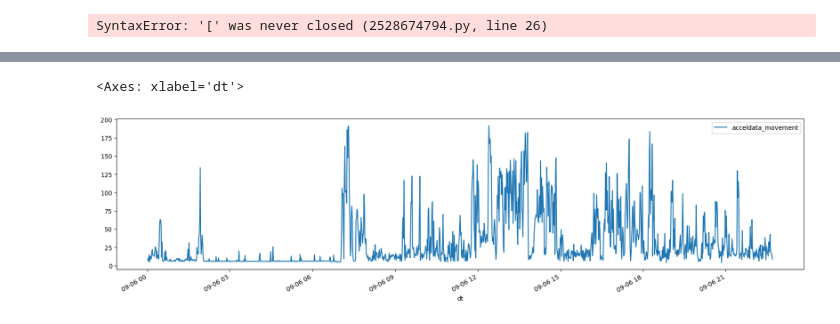
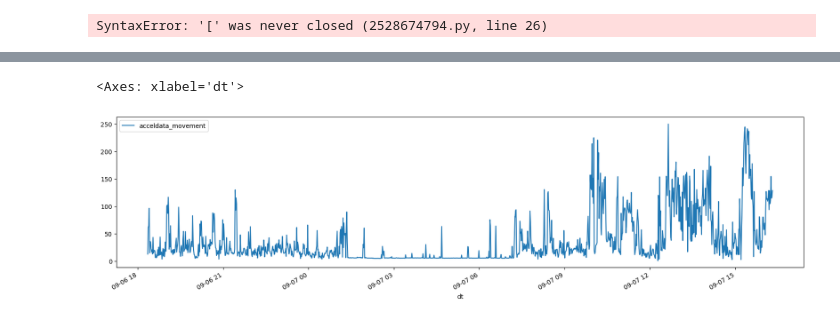
Before and after one commit to velaboratory/bangle, a Jupyter notebook: sync_server/analyze.ipynb, the cells around one changed output, grey strips where cells are left out. Drawn from its saved outputs; the diff is of its cells as text; code cells hidden in the pictures.

```diff
--- a/sync_server/analyze.ipynb
+++ b/sync_server/analyze.ipynb
@@ -231,31 +230,30 @@ df[(df.date == datetime.date(2023,9,6)) & (df.hour >= 0) & (df.hour <= 24) & (df
 # %%
 #this example shows how to use the bangle api to get syncs and turn them into something useful using pandas
 import pandas as pd
 import requests
 import datetime
 import base64
 import struct
 import json
 import math
 import matplotlib.pyplot as plt
 from_time = math.floor((datetime.datetime.now()-datetime.timedelta(days=1)).timestamp())
-dt = datetime.datetime.strptime(target_day, "%m/%d/%Y")
 res = requests.get(f"https://bbs.ugavel.com/getsyncs?device_id=e5:cc:1d:bb:e4:d1&from_time={from_time}")
 df = pd.DataFrame.from_records(res.json()["syncs"])
 
 df["acceldata_encoded"] = df["data"].str.extract("accellog[0-9]*:(.*)\n?")
 df["acceldata"] = df.acceldata_encoded.apply(base64.b64decode)
 df["acceldata_unpacked"] = df.acceldata.apply(lambda x: list(struct.iter_unpack(">IIIIH",x)))
 df = df.explode("acceldata_unpacked")
 df['acceldata_movement'] = df.acceldata_unpacked.apply(lambda x: x[1]/x[2])
 df['accel_data_timestamp'] = df.acceldata_unpacked.apply(lambda x: x[0])
 df['dt'] = df.accel_data_timestamp.apply(datetime.datetime.fromtimestamp)
 df['date'] = df.dt.dt.date
 df['hour'] = df.dt.dt.hour
 df['minute'] = df.dt.dt.minute
 df = df[["dt", "date","hour","minute","acceldata_movement"]]
 fig,ax = plt.subplots(figsize=(20,5))
-df[(df.date == datetime.date(2023,9,6))].plot(x="dt",y="acceldata_movement",figsize=(20,5), ax = ax)
+df.plot(x="dt",y="acceldata_movement",figsize=(20,5), ax = ax)
 # %% [output]
 <Axes: xlabel='dt'>
-[figure, old version]
+[figure, new version]
```
Also changed, not shown: parts of 1 cell of this notebook, 1 other file.
